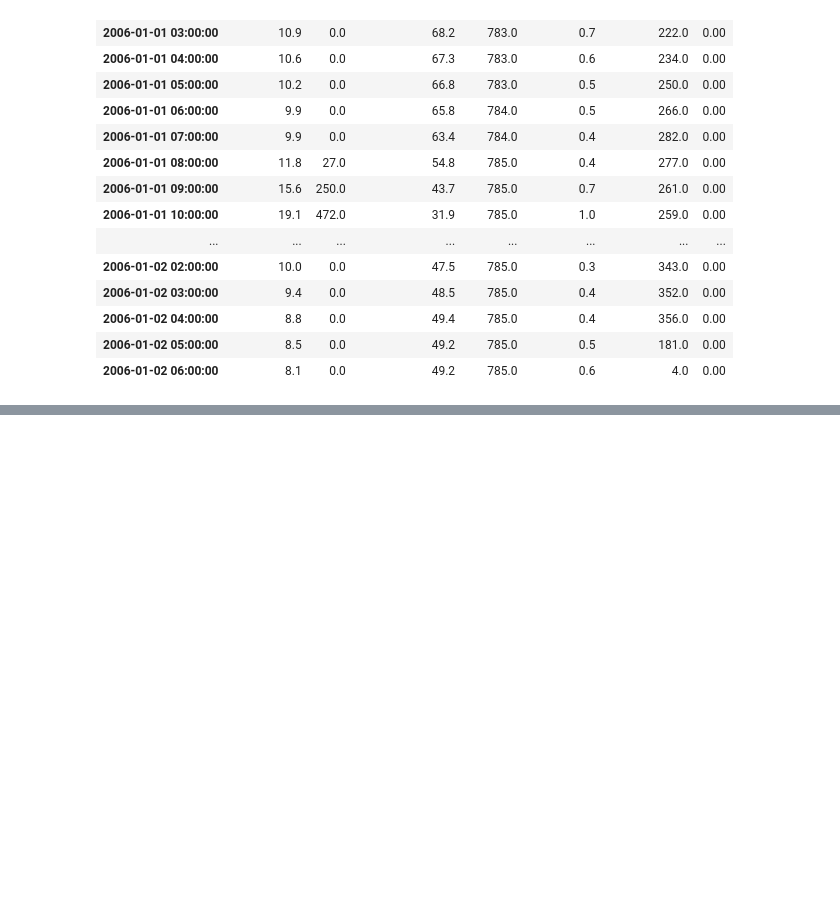
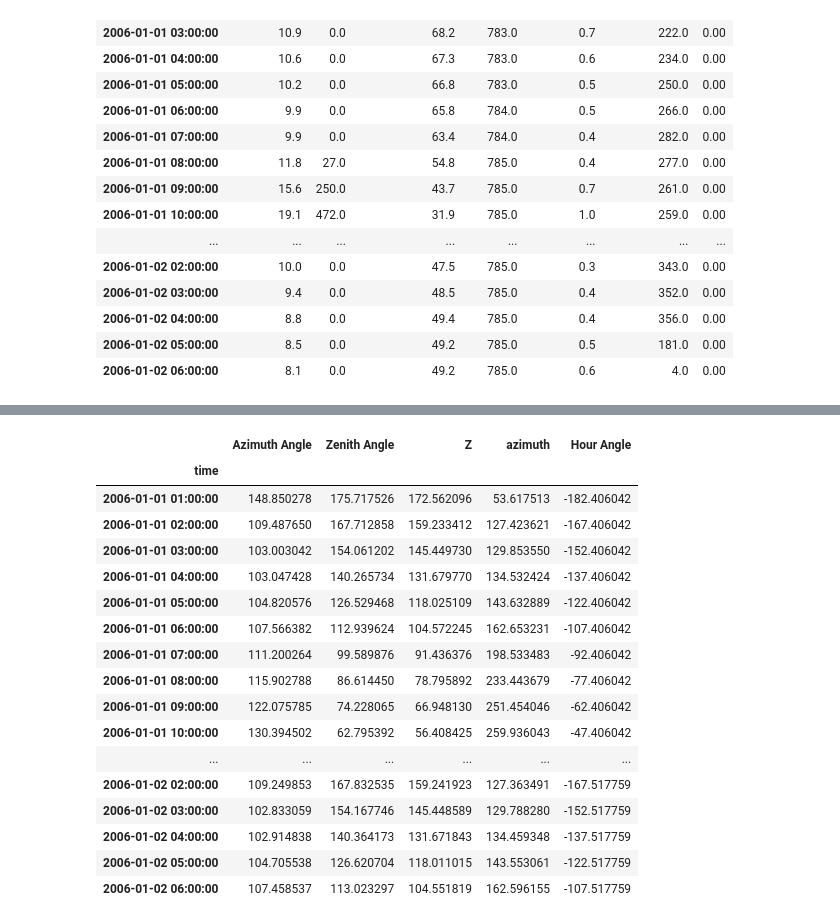
Before and after one commit to rodrigoms95/recurso_solar, a Jupyter notebook: code/test.ipynb, the cells around one changed output, grey strips where cells are left out. Saved outputs shown, nothing was run; the diff lists cells and outputs as text; code cells hidden in the pictures; blank space fills up the shorter version.

```diff
--- a/code/test.ipynb
+++ b/code/test.ipynb
@@ -376,3 +395,38 @@ df.head(25)
+# %%
+df["D"] = ( 6.24004077 + 0.01720197 *
+    ( 365.25 * (df.index.year - 2000) + df.index.dayofyear ) )
+df["Emin"] = -7.659 * sin(df["D"]) + 9.863*sin(2*df["D"]+3.5932)
+df["lon_subs"] = -15 * ( df.index.hour + TZ - 12 + df["Emin"]/60 )
+df["Sx"] = cos(df["DEC"])*cos(df["lon_subs"]-lon)
+df["Sy"] = ( cos(lat)*sin(df["DEC"])
+    - sin(lat)*cos(df["DEC"])*cos(df["lon_subs"]-lon) )
+df["Sz"] = ( sin(lat)*sin(df["DEC"])
+    - cos(lat)*cos(df["DEC"])*cos(df["lon_subs"]-lon) )
+df["Z"] = acos(df["Sz"])
+df["azimuth"] = np.arctan2(-df["Sx"], -df["Sy"]) * 180/np.pi + 180
+df["azimuth"] = df["azimuth"].where(df["Hour Angle"] < 0, 540 - df["azimuth"])
+df["azimuth"] = df["azimuth"].where(df["Hour Angle"] > -180, 540 - df["azimuth"])
+df["azimuth"] = df["azimuth"].where(df["azimuth"] < 360, df["azimuth"] - 360)
+df[["Azimuth Angle", "Zenith Angle", "Z", "azimuth", "Hour Angle"]].head(30)
+# %% [output]
+|  | Azimuth Angle | Zenith Angle | Z | azimuth | Hour Angle |
+| time |  |  |  |  |  |
+| 2006-01-01 01:00:00 | 148.850278 | 175.717526 | 172.562096 | 53.617513 | -182.406042 |
+| 2006-01-01 02:00:00 | 109.487650 | 167.712858 | 159.233412 | 127.423621 | -167.406042 |
+| 2006-01-01 03:00:00 | 103.003042 | 154.061202 | 145.449730 | 129.853550 | -152.406042 |
+| 2006-01-01 04:00:00 | 103.047428 | 140.265734 | 131.679770 | 134.532424 | -137.406042 |
+| 2006-01-01 05:00:00 | 104.820576 | 126.529468 | 118.025109 | 143.632889 | -122.406042 |
+| 2006-01-01 06:00:00 | 107.566382 | 112.939624 | 104.572245 | 162.653231 | -107.406042 |
+| 2006-01-01 07:00:00 | 111.200264 | 99.589876 | 91.436376 | 198.533483 | -92.406042 |
+| 2006-01-01 08:00:00 | 115.902788 | 86.614450 | 78.795892 | 233.443679 | -77.406042 |
+| 2006-01-01 09:00:00 | 122.075785 | 74.228065 | 66.948130 | 251.454046 | -62.406042 |
+| 2006-01-01 10:00:00 | 130.394502 | 62.795392 | 56.408425 | 259.936043 | -47.406042 |
+| ... | ... | ... | ... | ... | ... |
+| 2006-01-02 02:00:00 | 109.249853 | 167.832535 | 159.241923 | 127.363491 | -167.517759 |
+| 2006-01-02 03:00:00 | 102.833059 | 154.167746 | 145.448589 | 129.788280 | -152.517759 |
+| 2006-01-02 04:00:00 | 102.914838 | 140.364173 | 131.671843 | 134.459348 | -137.517759 |
+| 2006-01-02 05:00:00 | 104.705538 | 126.620704 | 118.011015 | 143.553061 | -122.517759 |
+| 2006-01-02 06:00:00 | 107.458537 | 113.023297 | 104.551819 | 162.596155 | -107.517759 |
 # %%
 # NOCT Cell Temperature Model.
 
```
Also changed, not shown: parts of 4 cells of this notebook.
